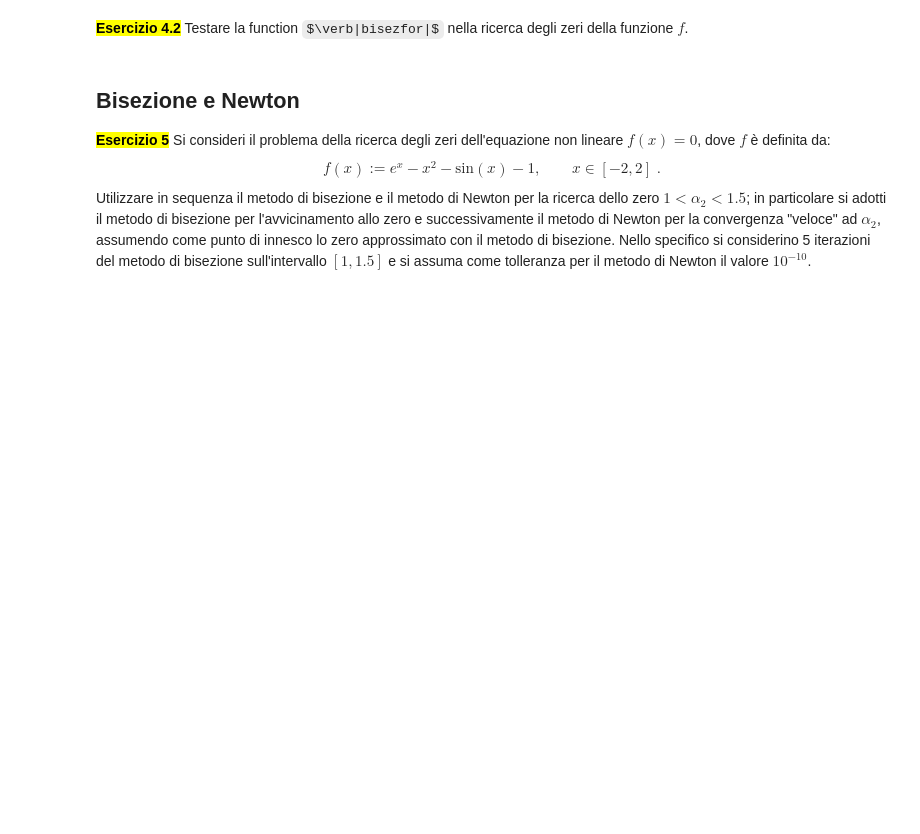
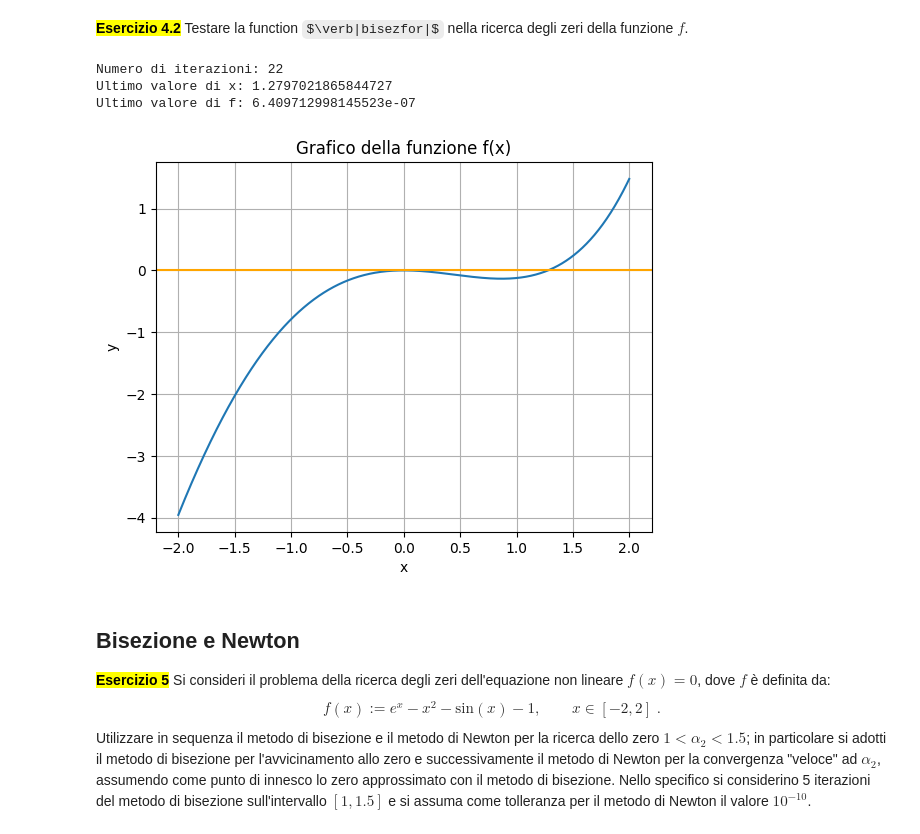
Before and after one commit to marcofossatii05-ui/mani_env, a Jupyter notebook: nonlinear_equations_template.ipynb, the cells around one changed output. Drawn from its saved outputs; the diff is of its cells as text; code cells hidden in the pictures; some formulas as TeX source; blank space fills up the shorter version.

```diff
--- a/nonlinear_equations_template.ipynb
+++ b/nonlinear_equations_template.ipynb
@@ -576,18 +576,16 @@ con $k$ un numero intero. Ricordo che nel caso in cui si ottenga un numero non i
 import numpy as np
 import matplotlib.pyplot as plt
 
-def bisezfor(f, a, b, toll):
+def bisezfor(f, a, b, toll = 1e-6):
 
-  iterazione = 0
   xvect = []
-  scarto_corrente = toll + 1
   k = int(np.ceil(np.log2(abs(b - a) / toll)))
 
   if f(a)*f(b) > 0:
     raise RuntimeError (f"Errore: a = {a} e b = {b} non è una bracket\n")
 
   else:
-    while iterazione < k and scarto_corrente > toll:
+    for i in range(k):
       x = (a + b) / 2
       xvect.append(x)
 
@@ -596,12 +594,13 @@ def bisezfor(f, a, b, toll):
       else:
         a = x
 
-      scarto_corrente = abs(b - a)
-      iterazione += 1
+      if abs(a-b) / 2 < toll:
+        break
+
+  x_finale = (a + b) / 2  # al termine del ciclo ho un intervallo, la x finale è il punto medio di quell'intervallo
+  xvect.append (x_finale)
 
   return np.array(xvect)
-
-  # DA RIFARE CON CICLO FOR
 # %% [markdown]
 <mark>**Esercizio 4.2**</mark></br>
 Testare la function $\verb|bisezfor|$ nella ricerca degli zeri della funzione $f$.
@@ -614,3 +607,39 @@ f = lambda x: np.exp(x) - x**2 - np.sin(x) - 1.0
+# %%
+f = lambda x: np.exp(x) - x**2 - np.sin(x) - 1.0
+
+# scelta degli estremi a,b
+
+a = -2
+b = 2
+
+# stampare iterazioni, valore di x* e valore di f(x*)
+
+xvect = bisezfor (f, a, b)
+
+print(f"\nNumero di iterazioni: {len(xvect)}")
+print(f"Ultimo valore di x: {xvect[-1]}")
+print(f"Ultimo valore di f: {f(xvect[-1])}")
+
+# grafico funzione
+
+xgrid = np.linspace(a,b,1000)
+plt.figure()
+plt.plot(xgrid,f(xgrid))
+plt.title('Grafico della funzione f(x)')
+plt.grid(True)
+plt.xlabel('x')
+plt.ylabel('y')
+plt.axhline(y = 0, color = 'orange')
+plt.show()
+
+# N.B. il metodo di bisezione trova solo lo zero compreso tra 1.0 e 1.5, l'altro non può trovarlo perchè la funzione non cambia di segno (lo zero
+#      in corrispondenza di x = 0 ha molteplicità pari). Per trovare l'altro zero dovrei usare il metodo di Newton, che non si basa sul segno
+#      ma sulla pendenza (derivata prima).
+# %% [output]
+Numero di iterazioni: 22
+Ultimo valore di x: 1.2797021865844727
+Ultimo valore di f: 6.409712998145523e-07
+[figure, added]
 # %% [markdown]
 ## **Bisezione e Newton**
 <mark>**Esercizio 5**</mark></br>
```
Also changed, not shown: parts of 1 cell of this notebook.
